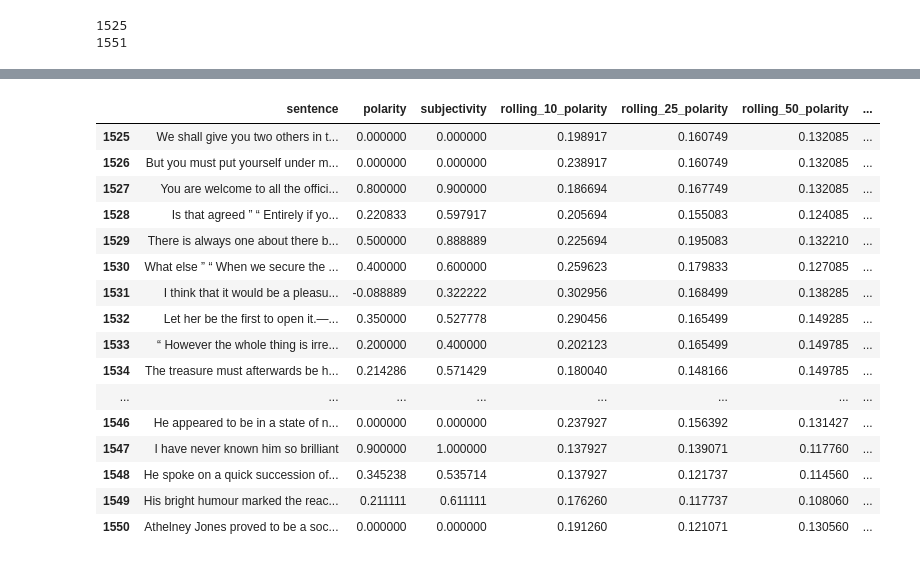
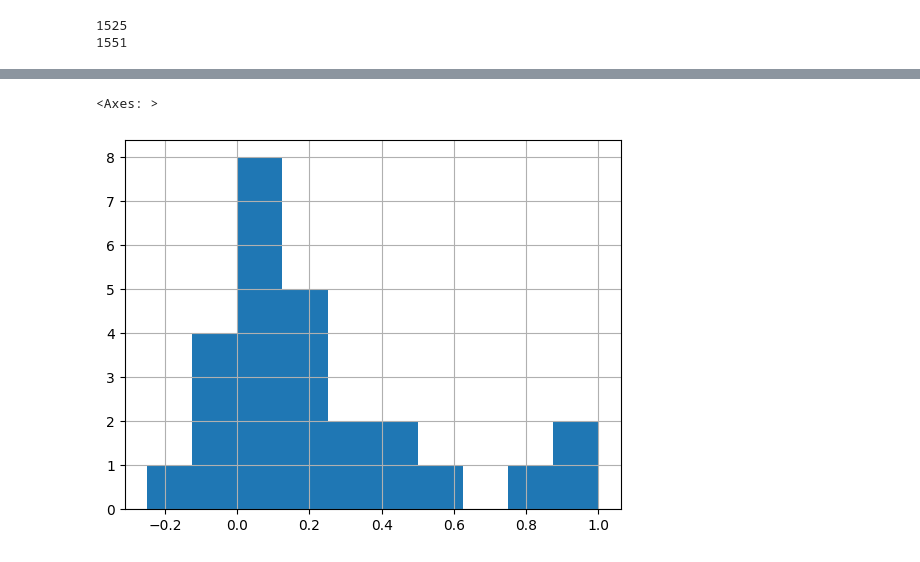
Before and after one commit to UofTCompDSci/eng286-fall-2024, a Jupyter notebook: week11/lecture/W11_lecture.ipynb, the cells around one changed output, grey strips where cells are left out. Drawn from its saved outputs; the diff is of its cells as text; code cells hidden in the pictures.

```diff
--- a/week11/lecture/W11_lecture.ipynb
+++ b/week11/lecture/W11_lecture.ipynb
@@ -460,20 +476,5 @@ print(1538 + 13)
 # %%
-sot4_sentence_sentiment_df[1525:1551]
+sot4_sentence_sentiment_df[1525:1551]["polarity"].hist()
 # %% [output]
-|  | sentence | polarity | subjectivity | rolling_10_polarity | rolling_25_polarity | rolling_50_polarity | ... |
-| 1525 | We shall give you two others in t... | 0.000000 | 0.000000 | 0.198917 | 0.160749 | 0.132085 | ... |
-| 1526 | But you must put yourself under m... | 0.000000 | 0.000000 | 0.238917 | 0.160749 | 0.132085 | ... |
-| 1527 | You are welcome to all the offici... | 0.800000 | 0.900000 | 0.186694 | 0.167749 | 0.132085 | ... |
-| 1528 | Is that agreed ” “ Entirely if yo... | 0.220833 | 0.597917 | 0.205694 | 0.155083 | 0.124085 | ... |
-| 1529 | There is always one about there b... | 0.500000 | 0.888889 | 0.225694 | 0.195083 | 0.132210 | ... |
-| 1530 | What else ” “ When we secure the ... | 0.400000 | 0.600000 | 0.259623 | 0.179833 | 0.127085 | ... |
-| 1531 | I think that it would be a pleasu... | -0.088889 | 0.322222 | 0.302956 | 0.168499 | 0.138285 | ... |
-| 1532 | Let her be the first to open it.—... | 0.350000 | 0.527778 | 0.290456 | 0.165499 | 0.149285 | ... |
-| 1533 | “ However the whole thing is irre... | 0.200000 | 0.400000 | 0.202123 | 0.165499 | 0.149785 | ... |
-| 1534 | The treasure must afterwards be h... | 0.214286 | 0.571429 | 0.180040 | 0.148166 | 0.149785 | ... |
-| ... | ... | ... | ... | ... | ... | ... | ... |
-| 1546 | He appeared to be in a state of n... | 0.000000 | 0.000000 | 0.237927 | 0.156392 | 0.131427 | ... |
-| 1547 | I have never known him so brilliant | 0.900000 | 1.000000 | 0.137927 | 0.139071 | 0.117760 | ... |
-| 1548 | He spoke on a quick succession of... | 0.345238 | 0.535714 | 0.137927 | 0.121737 | 0.114560 | ... |
-| 1549 | His bright humour marked the reac... | 0.211111 | 0.611111 | 0.176260 | 0.117737 | 0.108060 | ... |
-| 1550 | Athelney Jones proved to be a soc... | 0.000000 | 0.000000 | 0.191260 | 0.121071 | 0.130560 | ... |
+<Axes: >
+[figure, added]
```
Also changed, not shown: parts of 10 cells of this notebook.
